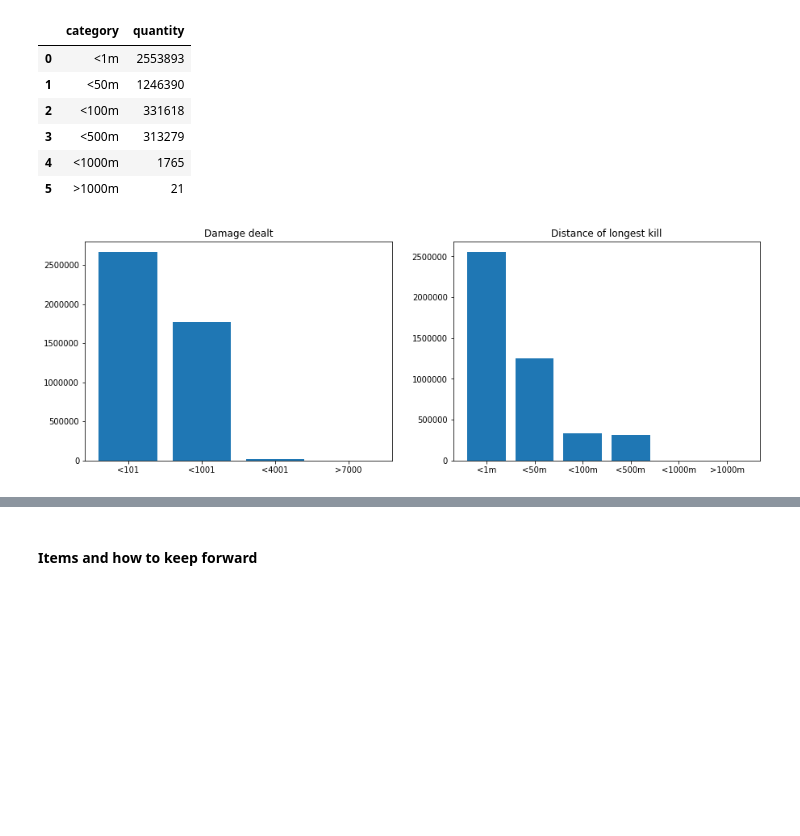
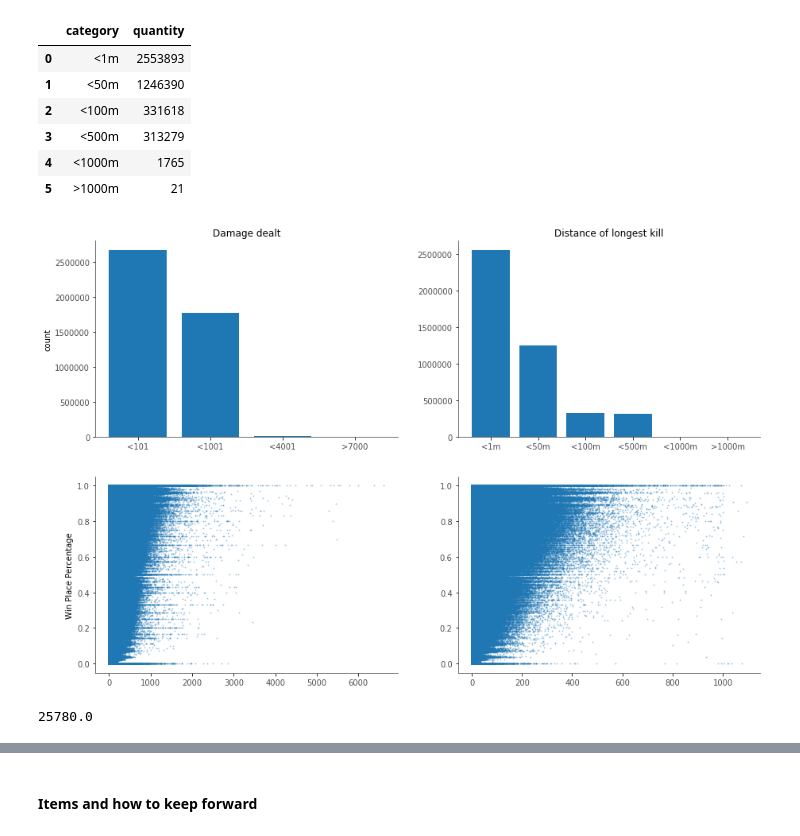
Before and after one commit to FelixKler/Write-a-Data-Science-Blog-Post, a Jupyter notebook: write_a_data_science_blog_post.ipynb, the cells around one changed output, grey strips where cells are left out. Drawn from its saved outputs; the diff is of its cells as text; code cells hidden in the pictures; blank space fills up the shorter version.

```diff
--- a/write_a_data_science_blog_post.ipynb
+++ b/write_a_data_science_blog_post.ipynb
@@ -191,18 +221,38 @@ longestkills
 | 3 | <500m | 313279 |
 | 4 | <1000m | 1765 |
 | 5 | >1000m | 21 |
-# %%
-fig2, axs2 = plt.subplots(1, 2, figsize=(15,5))
-
-# demage, longestKill
-axs2[0].bar(damage.category, damage.quantity)
-axs2[0].set_xticklabels(damage.category)
-axs2[0].set_title('Damage dealt')
-
-axs2[1].bar(longestkills.category, longestkills.quantity)
-axs2[1].set_xticklabels(longestkills.category)
-axs2[1].set_title('Distance of longest kill')
-
-plt.show()
-# %% [output]
-[figure, removed]
+# %%
+fig2, axs2 = plt.subplots(2, 2, figsize=(15,10))
+
+# demage, longestKill
+axs2[0,0].bar(damage.category, damage.quantity)
+axs2[0,0].set_xticklabels(damage.category)
+axs2[0,0].set_title('Damage dealt')
+axs2[0,0].set_ylabel('count')
+
+axs2[0,1].bar(longestkills.category, longestkills.quantity)
+axs2[0,1].set_xticklabels(longestkills.category)
+axs2[0,1].set_title('Distance of longest kill')
+
+axs2[1,0].scatter(train.damageDealt, train.winPlacePerc, s = 1, alpha=0.3)
+axs2[1,0].set_ylabel('Win Place Percentage')
+
+axs2[1,1].scatter(train.longestKill, train.winPlacePerc, s = 1, alpha=0.3)
+
+for i in range(0,2):
+    for j in range(0,2):
+        axs2[i,j].spines['right'].set_visible(False)
+        axs2[i,j].spines['top'].set_visible(False)
+        axs2[i,j].spines['left'].set_edgecolor((0.3,0.3,0.3))
+        axs2[i,j].spines['bottom'].set_edgecolor((0.3,0.3,0.3))
+        axs2[i,j].tick_params(labelcolor=(0.3,0.3,0.3), grid_color=(0.3,0.3,0.3))
+
+
+#plt.show()
+plt.savefig("demage_distance.png")
+# %% [output]
+[figure, added]
+# %%
+train.walkDistance.max()
+# %% [output]
+25780.0
```
Also changed, not shown: parts of 42 cells of this notebook.
